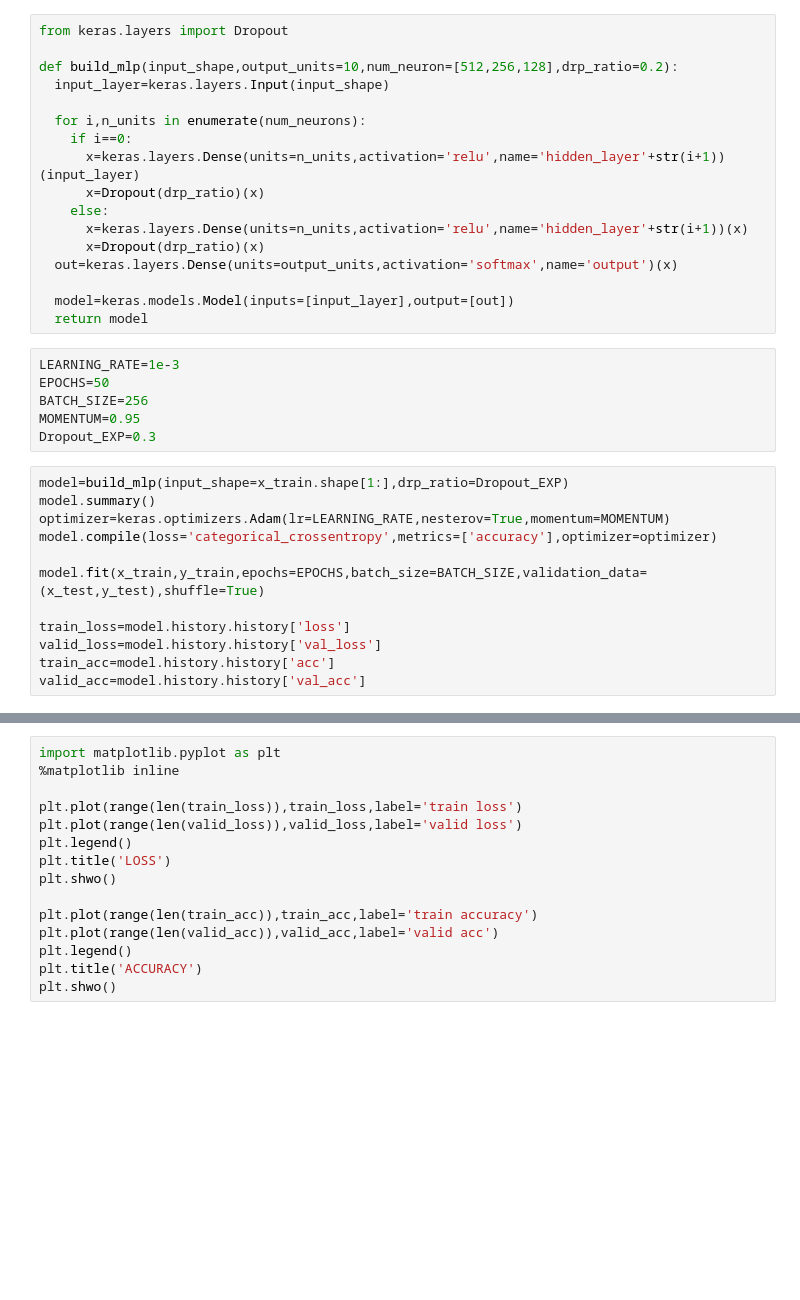
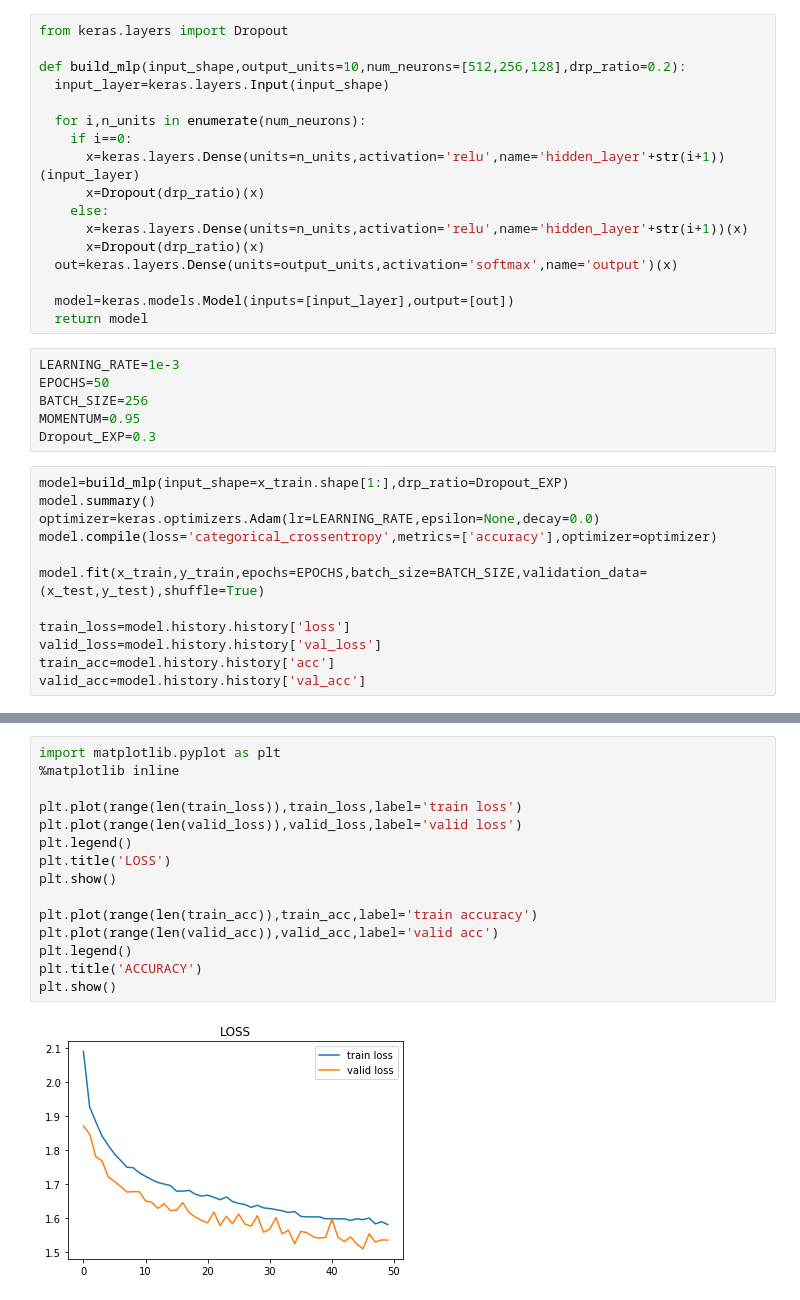
Before and after one commit to JenWen1231/3rd-ML100Days, a Jupyter notebook: homework/Day_082_HW_JWEN.ipynb, the cells around one changed output, grey strips where cells are left out. Drawn from its saved outputs; the diff is of its cells as text; blank space fills up the shorter version.

```diff
--- a/homework/Day_082_HW_JWEN.ipynb
+++ b/homework/Day_082_HW_JWEN.ipynb
@@ -28,7 +28,7 @@ y_test=preproc_y(y_test)
 # %%
 from keras.layers import Dropout
 
-def build_mlp(input_shape,output_units=10,num_neuron=[512,256,128],drp_ratio=0.2):
+def build_mlp(input_shape,output_units=10,num_neurons=[512,256,128],drp_ratio=0.2):
   input_layer=keras.layers.Input(input_shape)
 
   for i,n_units in enumerate(num_neurons):
@@ -51,7 +51,7 @@ Dropout_EXP=0.3
 # %%
 model=build_mlp(input_shape=x_train.shape[1:],drp_ratio=Dropout_EXP)
 model.summary()
-optimizer=keras.optimizers.Adam(lr=LEARNING_RATE,nesterov=True,momentum=MOMENTUM)
+optimizer=keras.optimizers.Adam(lr=LEARNING_RATE,epsilon=None,decay=0.0)
 model.compile(loss='categorical_crossentropy',metrics=['accuracy'],optimizer=optimizer)
 
 model.fit(x_train,y_train,epochs=EPOCHS,batch_size=BATCH_SIZE,validation_data=(x_test,y_test),shuffle=True)
@@ -63,15 +98,17 @@ valid_acc=model.history.history['val_acc']
 # %%
 import matplotlib.pyplot as plt
 %matplotlib inline
 
 plt.plot(range(len(train_loss)),train_loss,label='train loss')
 plt.plot(range(len(valid_loss)),valid_loss,label='valid loss')
 plt.legend()
 plt.title('LOSS')
-plt.shwo()
+plt.show()
 
 plt.plot(range(len(train_acc)),train_acc,label='train accuracy')
 plt.plot(range(len(valid_acc)),valid_acc,label='valid acc')
 plt.legend()
 plt.title('ACCURACY')
-plt.shwo()
+plt.show()
+# %% [output]
+[figure, added]
```
Also changed, not shown: parts of 2 cells of this notebook.
